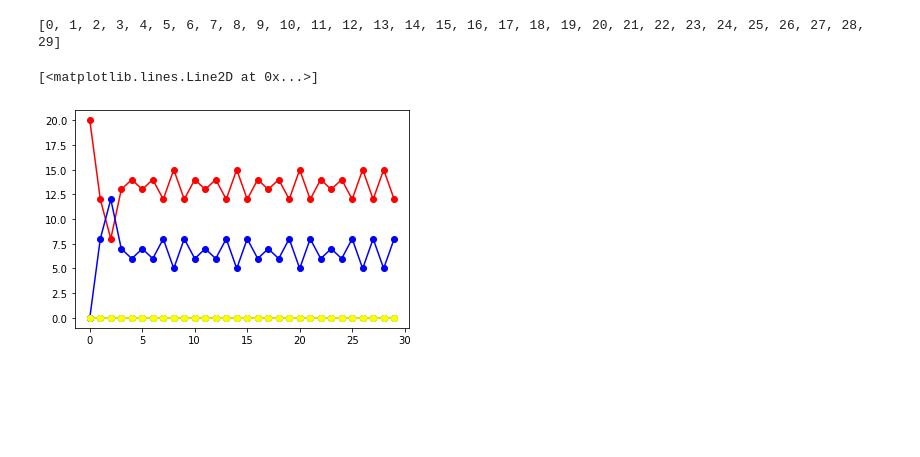
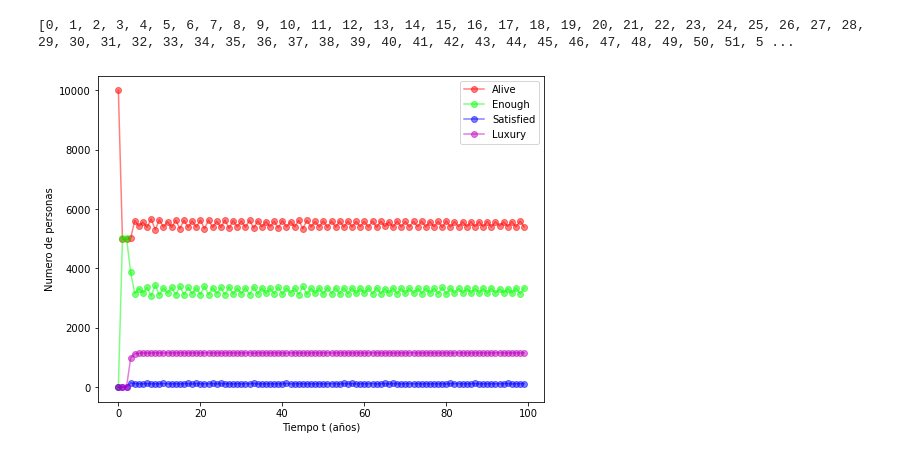
Before and after one commit to aybautistas/Econofisica, a Jupyter notebook: Proyecto.ipynb, the cells around one changed output. Cells and saved outputs as stored; diff of their text form; code cells hidden in the pictures; blank space fills up the shorter version.

```diff
--- a/Proyecto.ipynb
+++ b/Proyecto.ipynb
@@ -256,8 +274,8 @@ def c_saving(agentes,t):
 #Inicializacion por defecto creamos un vector de objetos y lo llenamos
 #random.seed(0)
 poblacion=[]#array de objetos que tiene a cada persona
-N=1*20**1
-n_tsteps=30
+N=1*10**4
+n_tsteps=100
 empleados_per=[]
 l_production=np.zeros(n_tsteps)
 l_workincome=np.zeros(n_tsteps)
@@ -273,6 +291,8 @@ l_alive=np.zeros(n_tsteps)
 l_enough=np.zeros(n_tsteps)
 l_satisfied=np.zeros(n_tsteps)
 l_luxury=np.zeros(n_tsteps)
+n_brokesale=np.zeros(n_tsteps)
+n_premium=np.zeros(n_tsteps)
 '''
 Persona(self,resource,productivity,science,wealth,income,saving,salary,InvestIncome,lifestatus,
                 GainedInvest,PayInvest,WorkIncome,empleados,status,indice,production,clase,consumption):
@@ -301,6 +321,7 @@ for i in range(N):
     l_productivity=np.zeros(n_tsteps)
     empleados_per=[]
 conteo_clase(poblacion,l_alive,l_enough,l_satisfied,l_luxury,0)
+conteo_seller(poblacion,n_brokesale,n_premium,0)
 # %%
 print(poblacion[0].production)
 print(poblacion[1].production)
@@ -356,7 +399,13 @@ print(poblacion[50].WorkIncome[5])
 # %%
-#lista producticity inicial
-l_pro=[]
+#lista de productividad para varios años
+pro_y0=[]
+pro_y2=[]
+pro_y10=[]
+pro_y29=[]
 for l in range(len(poblacion)):
-    l_pro.append(poblacion[l].productivity[0])
+    pro_y0.append(poblacion[l].productivity[0])
+    pro_y2.append(poblacion[l].productivity[2])
+    pro_y10.append(poblacion[l].productivity[10])
+    pro_y29.append(poblacion[l].productivity[29])
 # %%
 fig = plt.figure(figsize=(8,6))
@@ -372,12 +486,16 @@ for l in range(0,n_tsteps,1):
     lista_t.append(l)
 print(lista_t)
 # %% [output]
-[0, 1, 2, 3, 4, 5, 6, 7, 8, 9, 10, 11, 12, 13, 14, 15, 16, 17, 18, 19, 20, 21, 22, 23, 24, 25, 26, 27, 28, 29]
+[0, 1, 2, 3, 4, 5, 6, 7, 8, 9, 10, 11, 12, 13, 14, 15, 16, 17, 18, 19, 20, 21, 22, 23, 24, 25, 26, 27, 28, 29, 30, 31, 32, 33, 34, 35, 36, 37, 38, 39, 40, 41, 42, 43, 44, 45, 46, 47, 48, 49, 50, 51, 5 ...
 # %%
-plt.plot(lista_t,l_alive,color='red',marker='o')
-plt.plot(lista_t,l_enough,color='blue',marker='o')
-plt.plot(lista_t,l_satisfied,color='green',marker='o')
-plt.plot(lista_t,l_luxury,color='yellow',marker='o')
+fig = plt.figure(figsize=(8,6))
+plt.plot(lista_t,l_alive,color='red',marker='o',alpha=0.5,label='Alive')
+plt.plot(lista_t,l_enough,color='lime',marker='o',alpha=0.5,label='Enough')
+plt.plot(lista_t,l_satisfied,color='blue',marker='o',alpha=0.5,label='Satisfied')
+plt.plot(lista_t,l_luxury,color='m',marker='o',alpha=0.5,label='Luxury')
+plt.xlabel('Tiempo t (años)')
+plt.ylabel('Numero de personas')
+plt.legend(loc='upper right')
+#fig.savefig('dif_clase2.png')
 # %% [output]
-[<matplotlib.lines.Line2D at 0x...>]
-[figure, old version]
+[figure, new version]
```
Also changed, not shown: parts of 14 cells of this notebook.
